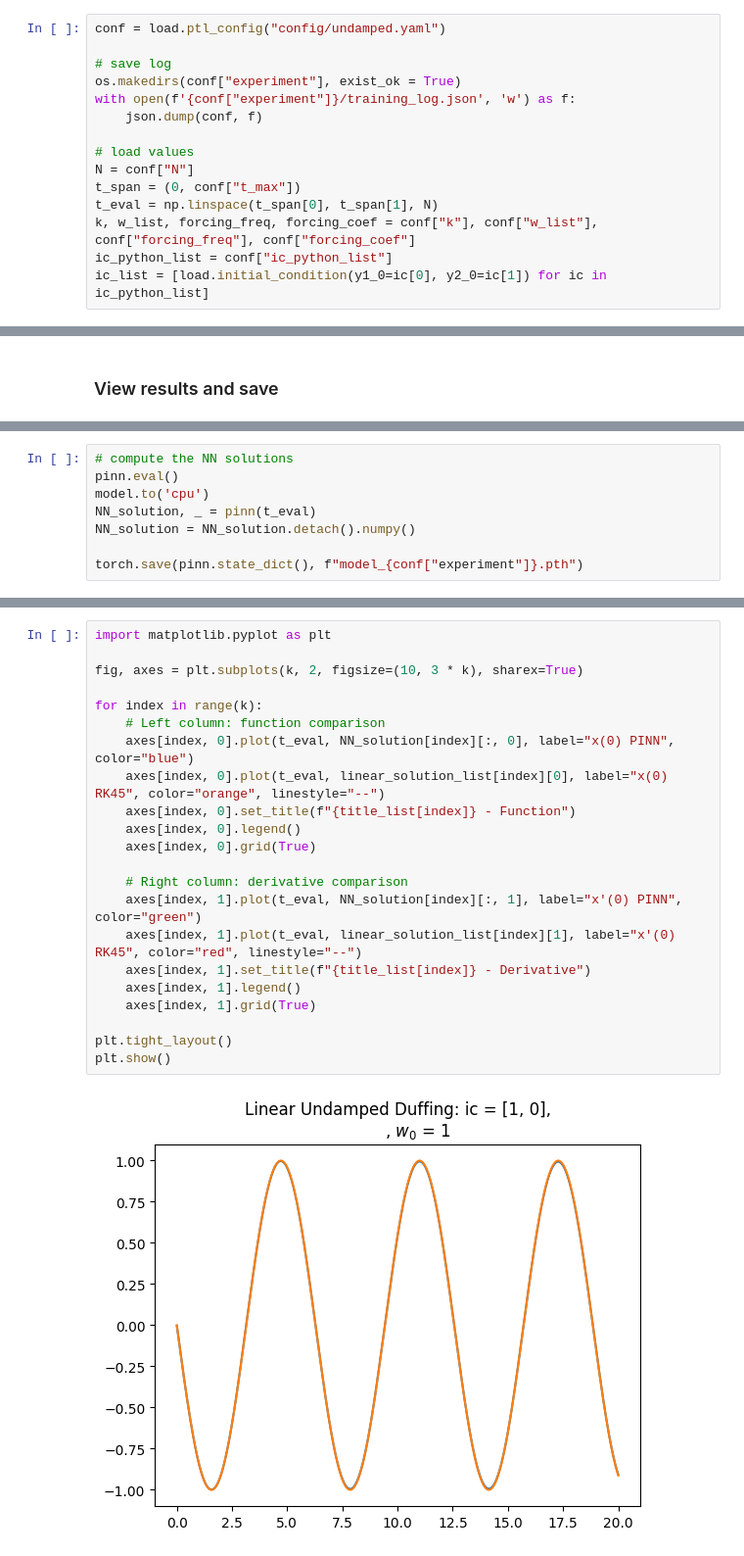
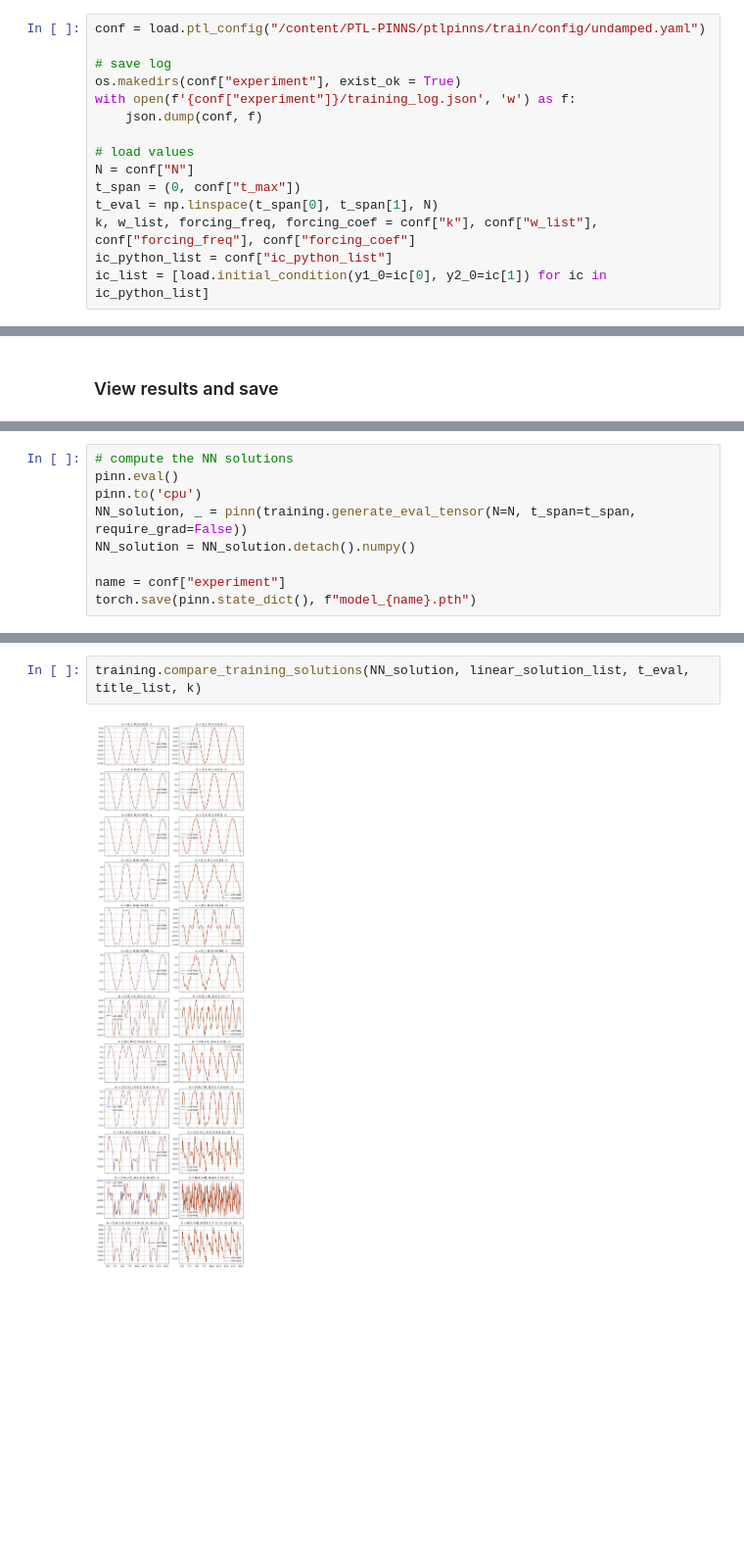
Before and after one commit to esemsc-dda24/PTL-PINNs, a Jupyter notebook: ptlpinns/models/train/undamped.ipynb, the cells around one changed output, grey strips where cells are left out. Shown at 98% size. Saved outputs shown, nothing was run; the diff lists cells and outputs as text; blank space fills up the shorter version.

Commit message:
add(undamped model): results of the undamped model with k = 12 heads

```diff
--- a/ptlpinns/models/train/undamped.ipynb
+++ b/ptlpinns/models/train/undamped.ipynb
@@ -55,7 +68,7 @@ if colab:
 # %% [markdown]
 ## Training equations
 # %%
-conf = load.ptl_config("config/undamped.yaml")
+conf = load.ptl_config("/content/PTL-PINNS/ptlpinns/train/config/undamped.yaml")
 
 # save log
 os.makedirs(conf["experiment"], exist_ok = True)
@@ -161,8 +182,9 @@ stop
 # %%
 # compute the NN solutions
 pinn.eval()
-model.to('cpu')
-NN_solution, _ = pinn(t_eval)
+pinn.to('cpu')
+NN_solution, _ = pinn(training.generate_eval_tensor(N=N, t_span=t_span, require_grad=False))
 NN_solution = NN_solution.detach().numpy()
 
-torch.save(pinn.state_dict(), f"model_{conf["experiment"]}.pth")
+name = conf["experiment"]
+torch.save(pinn.state_dict(), f"model_{name}.pth")
@@ -177,24 +191,4 @@ Error:
 # %%
-import matplotlib.pyplot as plt
-
-fig, axes = plt.subplots(k, 2, figsize=(10, 3 * k), sharex=True)
-
-for index in range(k):
-    # Left column: function comparison
-    axes[index, 0].plot(t_eval, NN_solution[index][:, 0], label="x(0) PINN", color="blue")
-    axes[index, 0].plot(t_eval, linear_solution_list[index][0], label="x(0) RK45", color="orange", linestyle="--")
-    axes[index, 0].set_title(f"{title_list[index]} - Function")
-    axes[index, 0].legend()
-    axes[index, 0].grid(True)
-
-    # Right column: derivative comparison
-    axes[index, 1].plot(t_eval, NN_solution[index][:, 1], label="x'(0) PINN", color="green")
-    axes[index, 1].plot(t_eval, linear_solution_list[index][1], label="x'(0) RK45", color="red", linestyle="--")
-    axes[index, 1].set_title(f"{title_list[index]} - Derivative")
-    axes[index, 1].legend()
-    axes[index, 1].grid(True)
-
-plt.tight_layout()
-plt.show()
+training.compare_training_solutions(NN_solution, linear_solution_list, t_eval, title_list, k)
 # %% [output]
-[figure, old version]
+[figure, new version]
```
Also changed, not shown: parts of 9 cells of this notebook, 2 other files.
